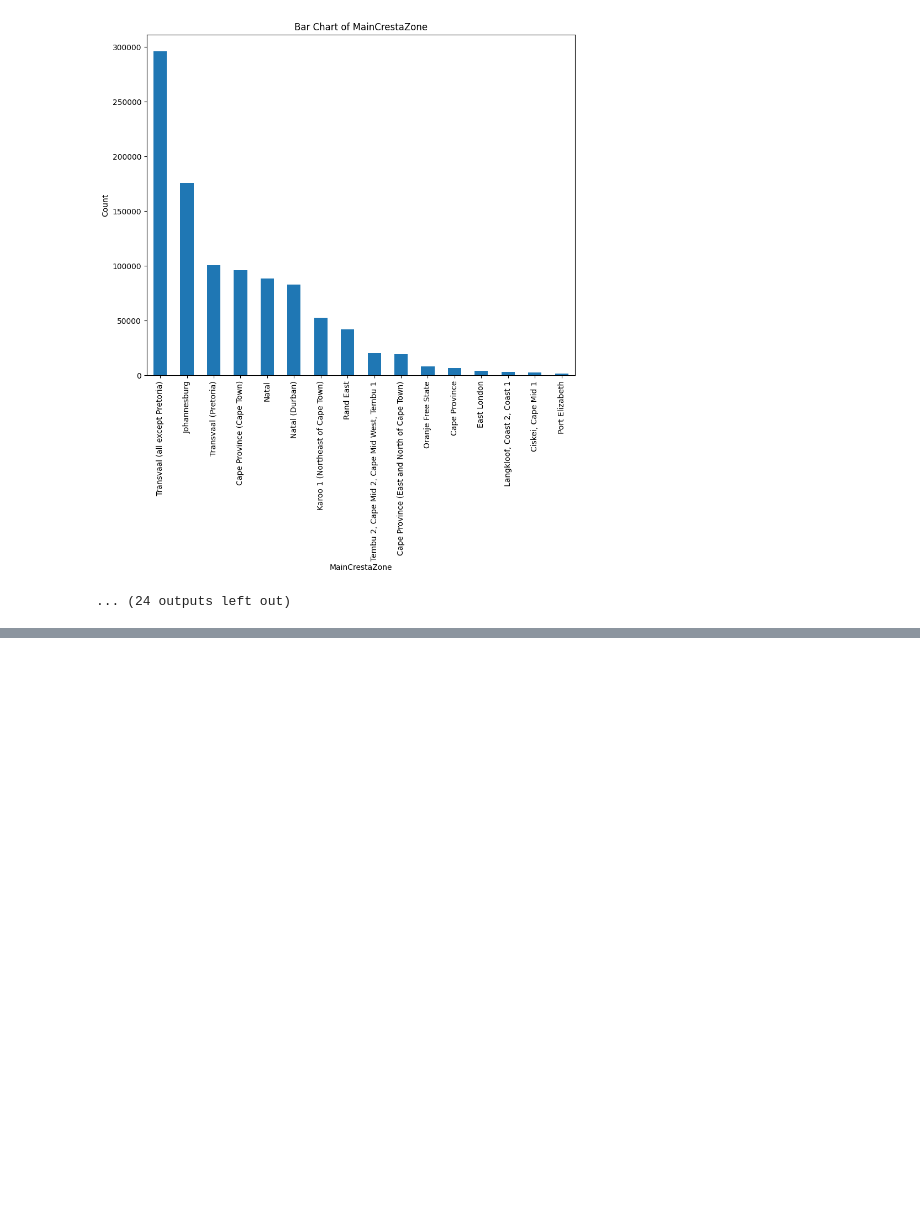
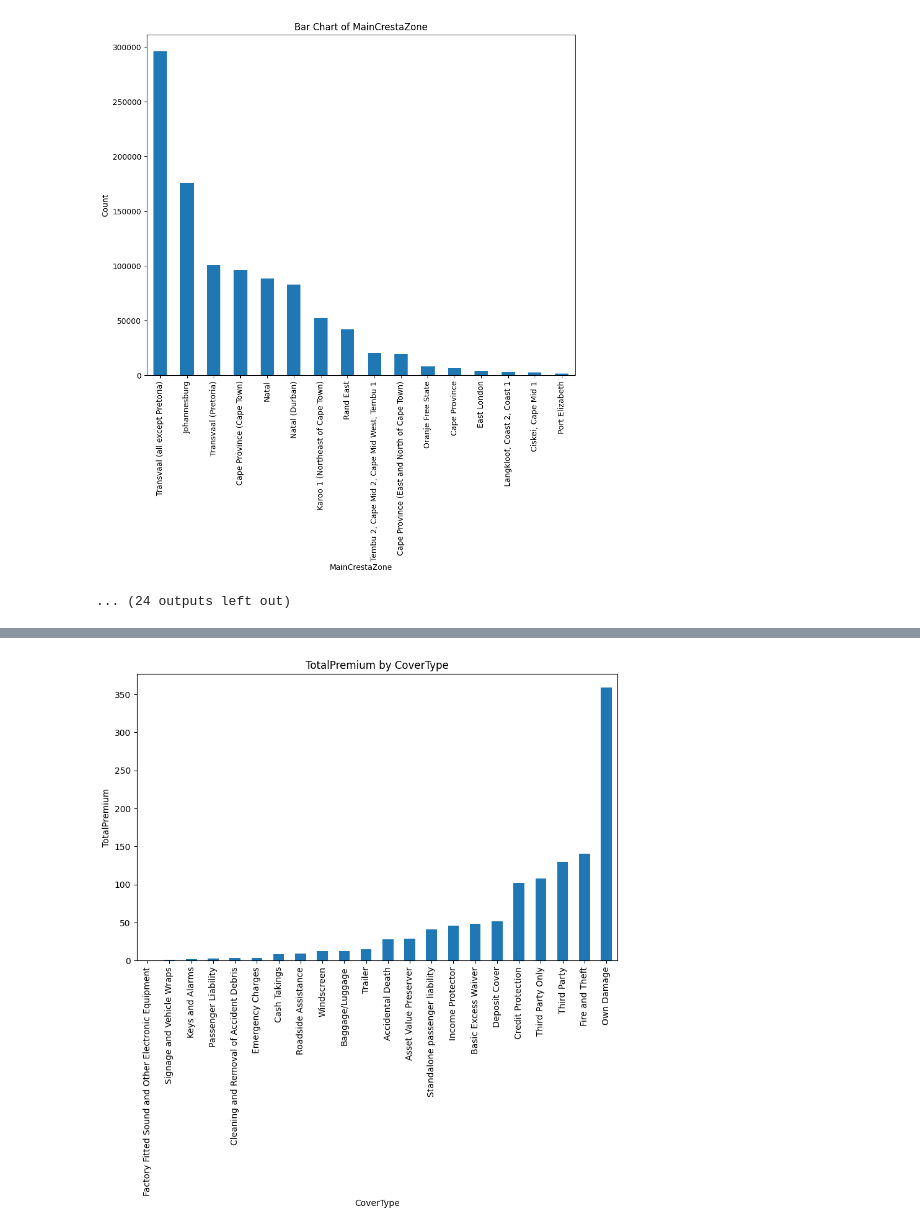
Before and after one commit to bef898/-Insurance-Claim-Analysis, a Jupyter notebook: notebooks/eda.ipynb, the cells around one changed output, grey strips where cells are left out. Cells and saved outputs as stored; diff of their text form; code cells hidden in the pictures; blank space fills up the shorter version.

```diff
--- a/notebooks/eda.ipynb
+++ b/notebooks/eda.ipynb
@@ -129,0 +138,4 @@ ValueError: could not convert string to float: '2015-03-01 00:00:00'
+# %%
+EDA.plot_trend_over_geography('CoverType','TotalPremium')
+# %% [output]
+[figure, added]
```
Also changed, not shown: parts of 3 cells of this notebook.
